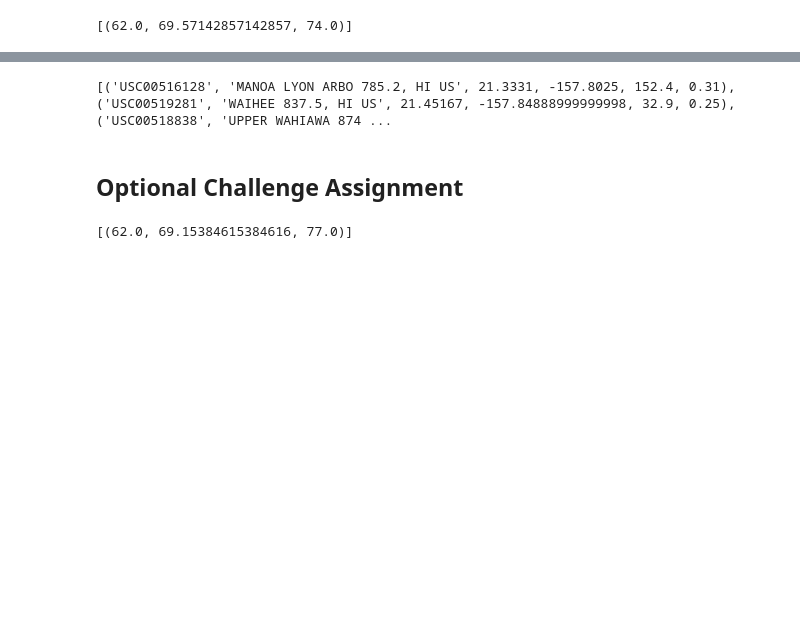
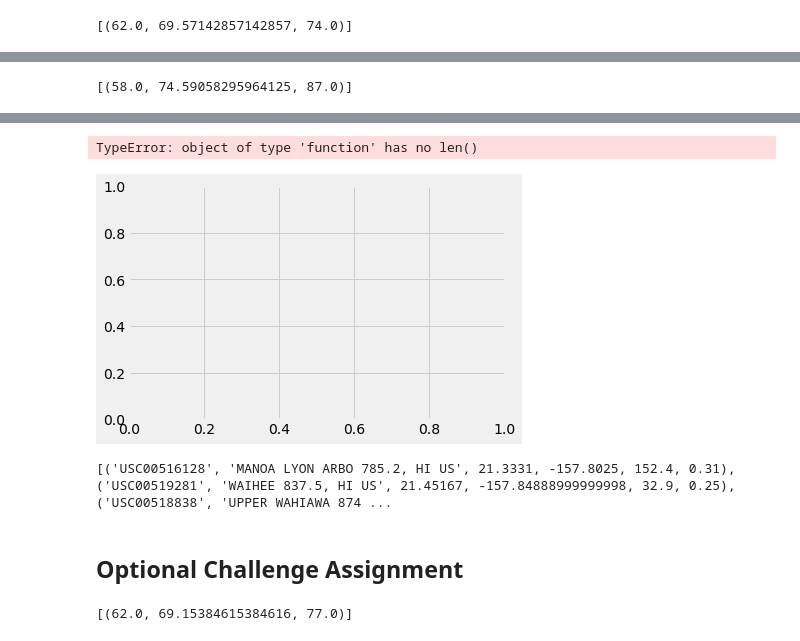
Before and after one commit to zareentaz/Advanced-Data-Storage-and-Retrieval, a Jupyter notebook: SQLAlchemy/climate_starter.ipynb, the cells around one changed output, grey strips where cells are left out. Saved outputs shown, nothing was run; the diff lists cells and outputs as text; code cells hidden in the pictures; blank space fills up the shorter version.

```diff
--- a/SQLAlchemy/climate_starter.ipynb
+++ b/SQLAlchemy/climate_starter.ipynb
@@ -283,6 +300,32 @@ print(calc_temps('2012-02-28', '2012-03-05'))
+# %%
+# Use your previous function `calc_temps` to calculate the tmin, tavg, and tmax
+# for your trip using the previous year's data for those same dates.
+
+def calc_temps(start_date, end_date):
+    """TMIN, TAVG, and TMAX for a list of dates.
+
+    Args:
+        start_date (string): A date string in the format %Y-%m-%d
+        end_date (string): A date string in the format %Y-%m-%d
+
+    Returns:
+        TMIN, TAVE, and TMAX
+    """
+
+    return session.query(func.min(Measurement.tobs), func.avg(Measurement.tobs), func.max(Measurement.tobs)).\
+        filter(Measurement.date >= start_date).filter(Measurement.date <= end_date).all()
+
+# function usage example
+print(calc_temps('2016-08-23', '2017-08-23'))
+# %% [output]
+[(58.0, 74.59058295964125, 87.0)]
 # %%
 # Plot the results from your previous query as a bar chart.
 # Use "Trip Avg Temp" as your Title
 # Use the average temperature for the y value
 # Use the peak-to-peak (tmax-tmin) value as the y error bar (yerr)
+import numpy as np
+
+plt.bar(x_axis, u, color='r', alpha=0.5, align="center")
+plt.show()
 # %% [output]
@@ -291,3 +332,5 @@ print(calc_temps('2012-02-28', '2012-03-05'))
+TypeError: object of type 'function' has no len()
+[figure, added]
 # %%
 # Calculate the total amount of rainfall per weather station for your trip dates using the previous year's matching dates.
 # Sort this in descending order by precipitation amount and list the station, name, latitude, longitude, and elevation
```
Also changed, not shown: parts of 26 cells of this notebook, 2 other files.
